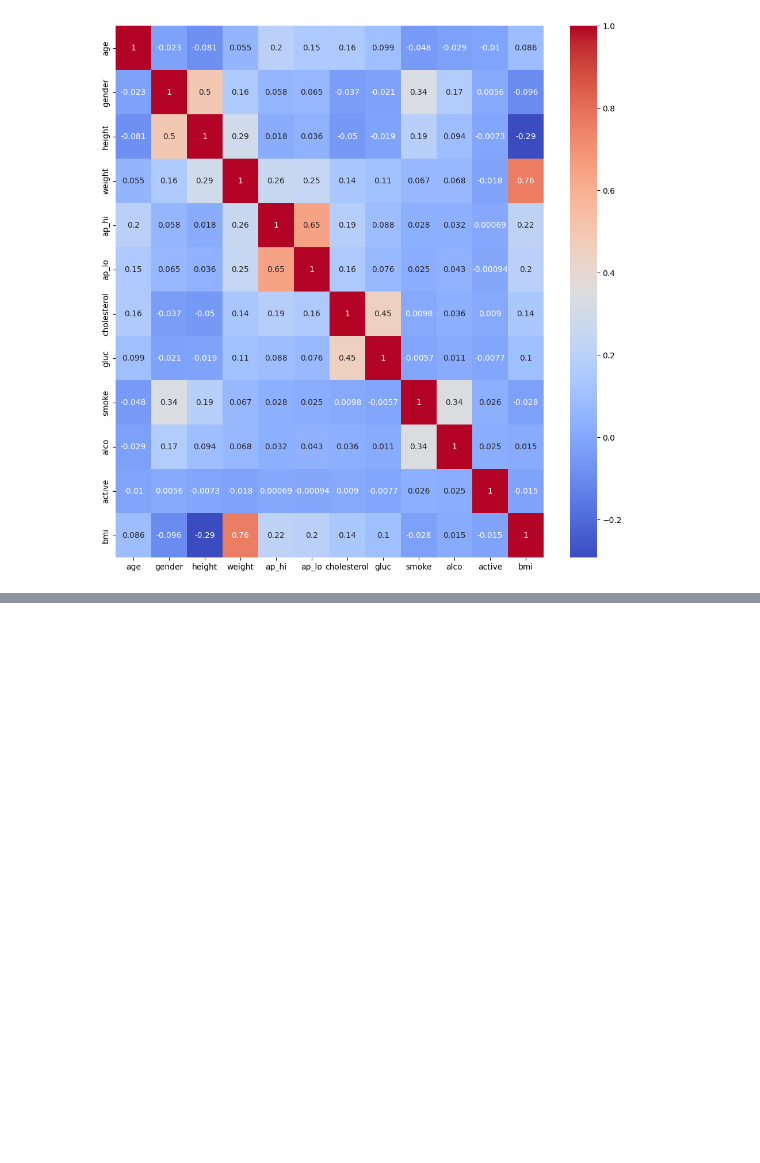
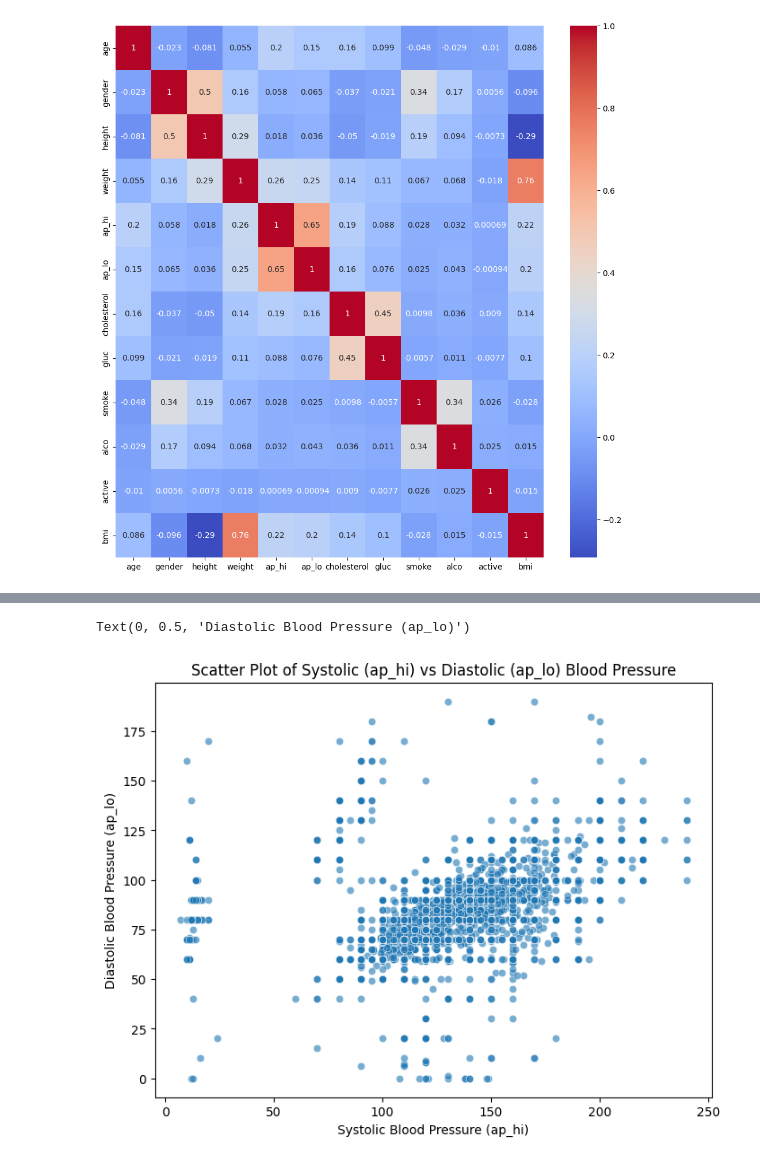
Before and after one commit to Dimus0/Heart-Failure, a Jupyter notebook: research_model/research.ipynb, the cells around one changed output, grey strips where cells are left out. Saved outputs shown, nothing was run; the diff lists cells and outputs as text; code cells hidden in the pictures; blank space fills up the shorter version.

```diff
--- a/research_model/research.ipynb
+++ b/research_model/research.ipynb
@@ -367,0 +381,3 @@ sns.heatmap(data.corr(),annot= True,cmap = 'coolwarm')
+# %%
+d = {1: 'women', 2:'men'}
+data['gender'] = data['gender'].replace(d)
@@ -367,0 +403,9 @@ sns.heatmap(data.corr(),annot= True,cmap = 'coolwarm')
+# %%
+df = data
+# %%
+df['smoke'].replace([0,1] , ["No" , "Yes"] , inplace=True)
+df['gluc'].replace([1,2,3], ["normal", "above normal","well above normal"], inplace=True)
+df['alco'].replace({0: "Doesn't Drink", 1: "Drink"} , inplace=True )
+df['active'].replace({0: 'Inactive', 1: 'Active'} , inplace=True )
+df['cardio'].replace({0: 'No Disease', 1: 'Has Disease'} , inplace=True )
+df['cholesterol'].replace([1,2,3] ,[" normal" ,  "above normal", "well above normal"],inplace=True)
@@ -367,0 +419,10 @@ sns.heatmap(data.corr(),annot= True,cmap = 'coolwarm')
+# %%
+plt.figure(figsize=(8,6))
+sns.scatterplot(x="ap_hi", y="ap_lo", data=df,  alpha=0.6)
+
+plt.title("Scatter Plot of Systolic (ap_hi) vs Diastolic (ap_lo) Blood Pressure")
+plt.xlabel("Systolic Blood Pressure (ap_hi)")
+plt.ylabel("Diastolic Blood Pressure (ap_lo)")
+# %% [output]
+Text(0, 0.5, 'Diastolic Blood Pressure (ap_lo)')
+[figure, added]
```
Also changed, not shown: parts of 15 cells of this notebook, 3 other files.
